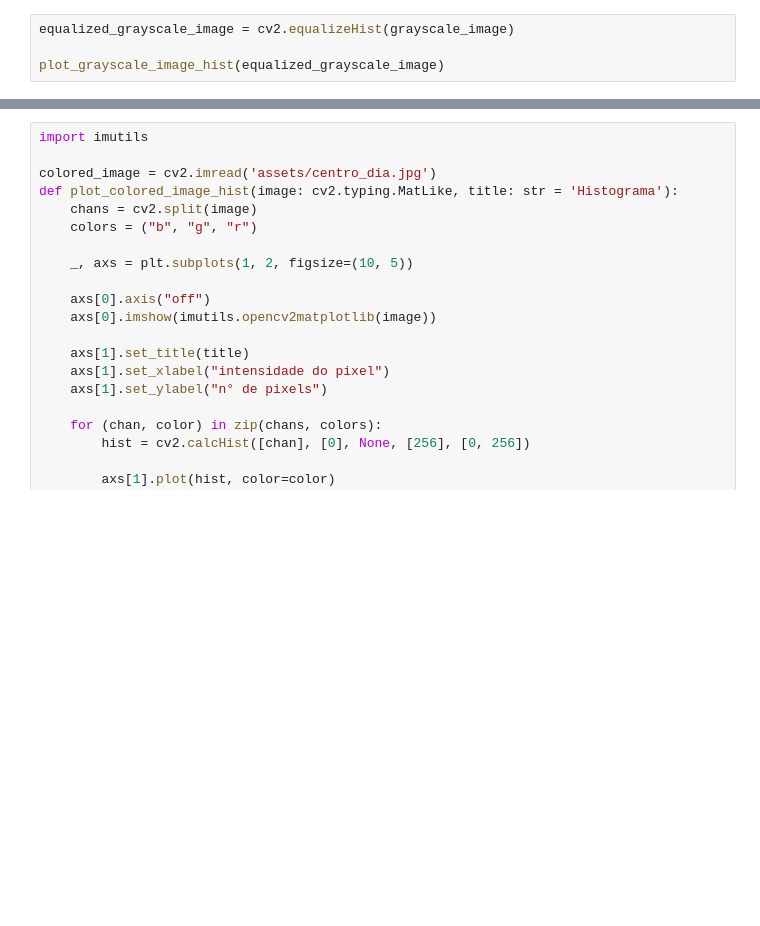
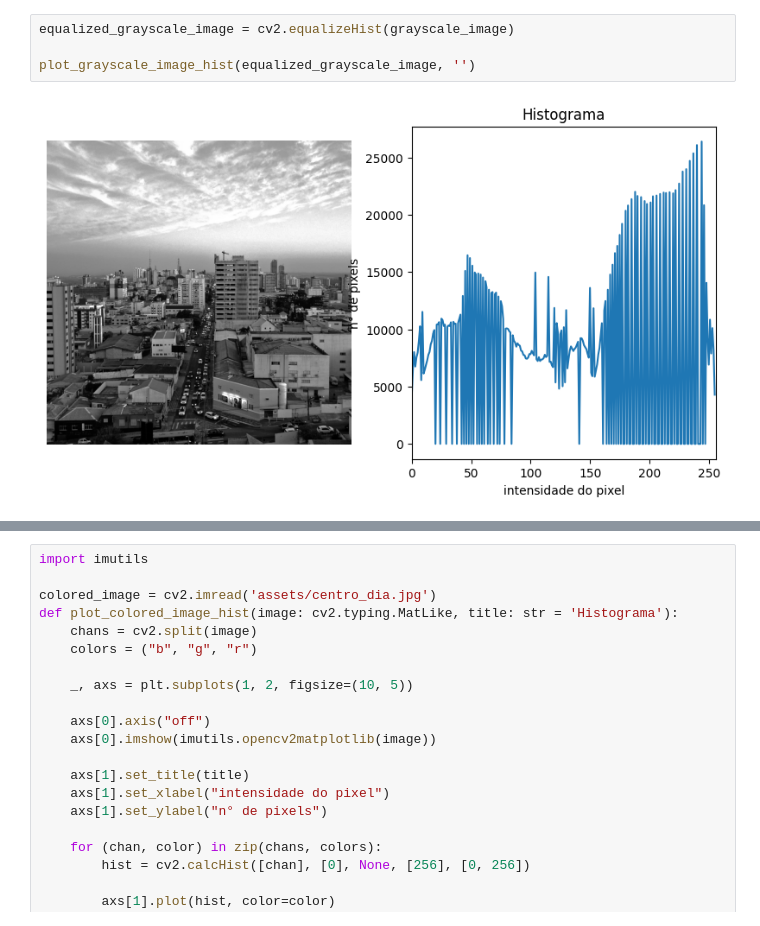
Before and after one commit to cainant/CC02X-Computer-Vision, a Jupyter notebook: assig1/main.ipynb, the cells around one changed output, grey strips where cells are left out. Cells and saved outputs as stored; diff of their text form; blank space fills up the shorter version.

```diff
--- a/assig1/main.ipynb
+++ b/assig1/main.ipynb
@@ -25,7 +27,9 @@ plot_grayscale_image_hist(grayscale_image, 'centr')
 # %%
 equalized_grayscale_image = cv2.equalizeHist(grayscale_image)
 
-plot_grayscale_image_hist(equalized_grayscale_image)
+plot_grayscale_image_hist(equalized_grayscale_image, '')
+# %% [output]
+[figure, added]
 # %%
 negative_grayscale_image = abs(255-grayscale_image)
 
```
Also changed, not shown: parts of 2 cells of this notebook, 1 other file.
